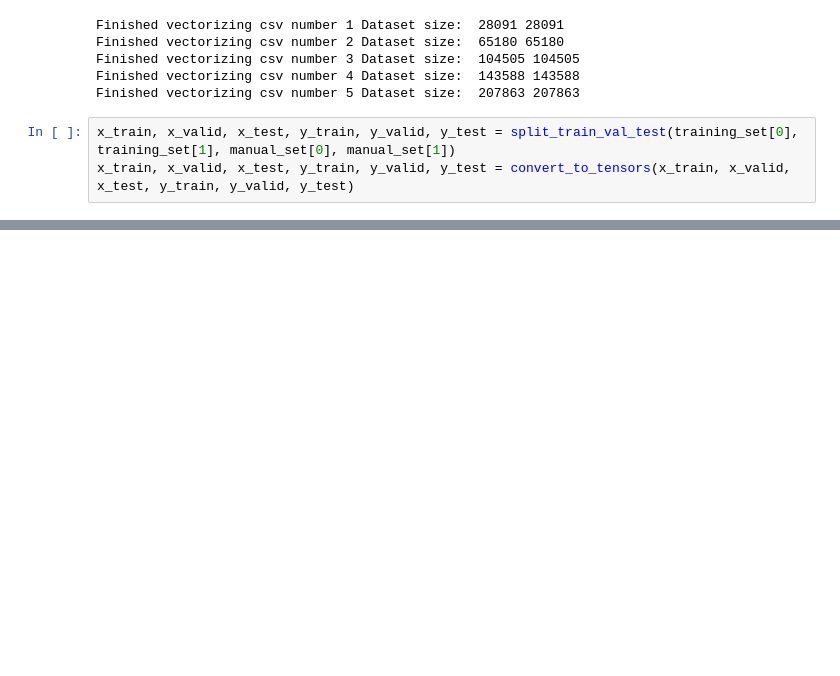
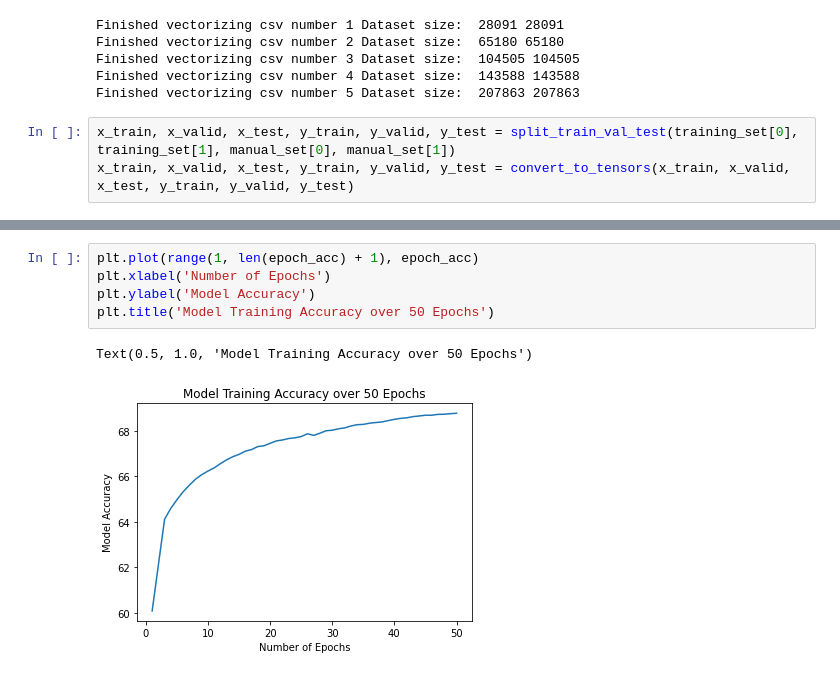
Before and after one commit to g-x-w/tweet_emoclass, a Jupyter notebook: actual_code/main_model.ipynb, the cells around one changed output, grey strips where cells are left out. Cells and saved outputs as stored; diff of their text form; blank space fills up the shorter version.

Commit message:
finished some tuning, ~69% accuracy

```diff
--- a/actual_code/main_model.ipynb
+++ b/actual_code/main_model.ipynb
@@ -339,0 +382,8 @@ Test acc: 59.994340
+# %%
+plt.plot(range(1, len(epoch_acc) + 1), epoch_acc)
+plt.xlabel('Number of Epochs')
+plt.ylabel('Model Accuracy')
+plt.title('Model Training Accuracy over 50 Epochs')
+# %% [output]
+Text(0.5, 1.0, 'Model Training Accuracy over 50 Epochs')
+[figure, added]
```
Also changed, not shown: parts of 7 cells of this notebook, 2 other files.
